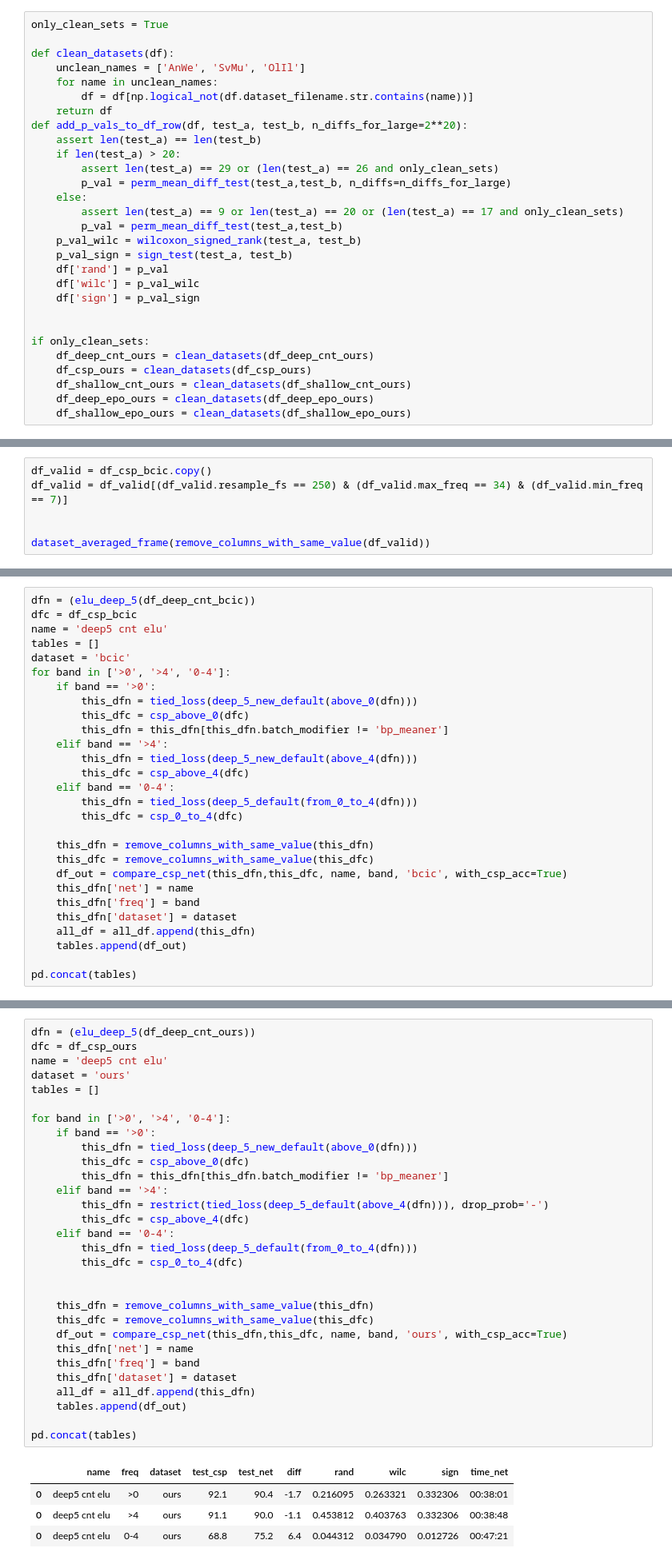
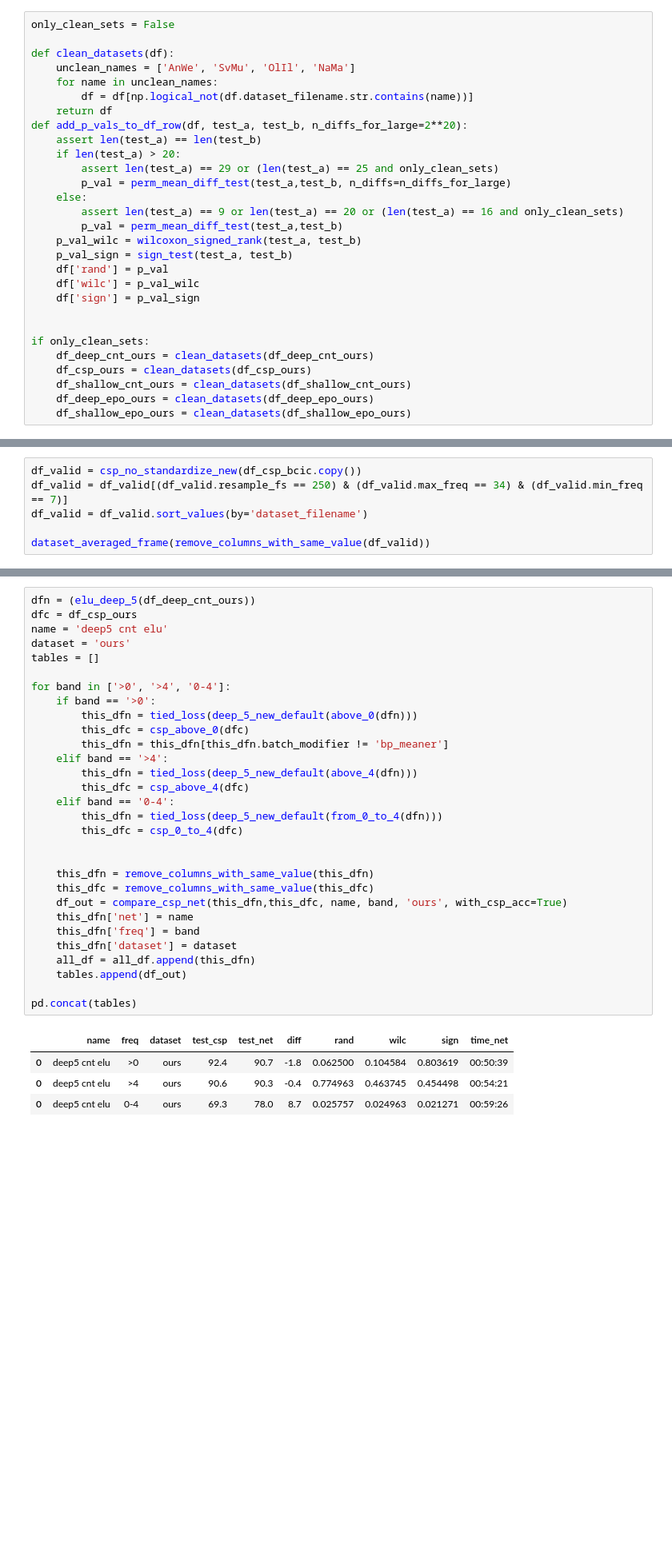
Before and after one commit to robintibor/braindevel, a Jupyter notebook: braindecode/notebooks/results/Final_Comparison.ipynb, the cells around one changed output, grey strips where cells are left out. Shown at 80% size. Cells and saved outputs as stored; diff of their text form; blank space fills up the shorter version.

```diff
--- a/braindecode/notebooks/results/Final_Comparison.ipynb
+++ b/braindecode/notebooks/results/Final_Comparison.ipynb
@@ -162,18 +189,18 @@ Waiting 0.5 seconds and trying again
 # %%
-only_clean_sets = True
+only_clean_sets = False
 
 def clean_datasets(df):
-    unclean_names = ['AnWe', 'SvMu', 'OlIl']
+    unclean_names = ['AnWe', 'SvMu', 'OlIl', 'NaMa']
     for name in unclean_names:
         df = df[np.logical_not(df.dataset_filename.str.contains(name))]
     return df
 def add_p_vals_to_df_row(df, test_a, test_b, n_diffs_for_large=2**20):
     assert len(test_a) == len(test_b)
     if len(test_a) > 20:
-        assert len(test_a) == 29 or (len(test_a) == 26 and only_clean_sets)
+        assert len(test_a) == 29 or (len(test_a) == 25 and only_clean_sets)
         p_val = perm_mean_diff_test(test_a,test_b, n_diffs=n_diffs_for_large)
     else:
-        assert len(test_a) == 9 or len(test_a) == 20 or (len(test_a) == 17 and only_clean_sets)
+        assert len(test_a) == 9 or len(test_a) == 20 or (len(test_a) == 16 and only_clean_sets)
         p_val = perm_mean_diff_test(test_a,test_b)
     p_val_wilc = wilcoxon_signed_rank(test_a, test_b)
     p_val_sign = sign_test(test_a, test_b)
@@ -193,7 +232,7 @@ if only_clean_sets:
 # %%
-df_valid = df_csp_bcic.copy()
+df_valid = csp_no_standardize_new(df_csp_bcic.copy())
 df_valid = df_valid[(df_valid.resample_fs == 250) & (df_valid.max_freq == 34) & (df_valid.min_freq == 7)]
-
+df_valid = df_valid.sort_values(by='dataset_filename')
 
 dataset_averaged_frame(remove_columns_with_same_value(df_valid))
 # %% [output]
@@ -419,28 +682,0 @@ pd.concat(tables)
-# %%
-dfn = (elu_deep_5(df_deep_cnt_bcic))
-dfc = df_csp_bcic
-name = 'deep5 cnt elu'
-tables = []
-dataset = 'bcic'
-for band in ['>0', '>4', '0-4']:
-    if band == '>0':
-        this_dfn = tied_loss(deep_5_new_default(above_0(dfn)))
-        this_dfc = csp_above_0(dfc)
-        this_dfn = this_dfn[this_dfn.batch_modifier != 'bp_meaner']
-    elif band == '>4':
-        this_dfn = tied_loss(deep_5_new_default(above_4(dfn)))
-        this_dfc = csp_above_4(dfc)
-    elif band == '0-4':
-        this_dfn = tied_loss(deep_5_default(from_0_to_4(dfn)))
-        this_dfc = csp_0_to_4(dfc)
-
-    this_dfn = remove_columns_with_same_value(this_dfn)
-    this_dfc = remove_columns_with_same_value(this_dfc)
-    df_out = compare_csp_net(this_dfn,this_dfc, name, band, 'bcic', with_csp_acc=True)
-    this_dfn['net'] = name
-    this_dfn['freq'] = band
-    this_dfn['dataset'] = dataset
-    all_df = all_df.append(this_dfn)
-    tables.append(df_out)
-
-pd.concat(tables)
@@ -487,38 +718,38 @@ pd.concat(tables)
 # %%
 dfn = (elu_deep_5(df_deep_cnt_ours))
 dfc = df_csp_ours
 name = 'deep5 cnt elu'
 dataset = 'ours'
 tables = []
 
 for band in ['>0', '>4', '0-4']:
     if band == '>0':
         this_dfn = tied_loss(deep_5_new_default(above_0(dfn)))
         this_dfc = csp_above_0(dfc)
         this_dfn = this_dfn[this_dfn.batch_modifier != 'bp_meaner']
     elif band == '>4':
-        this_dfn = restrict(tied_loss(deep_5_default(above_4(dfn))), drop_prob='-')
+        this_dfn = tied_loss(deep_5_new_default(above_4(dfn)))
         this_dfc = csp_above_4(dfc)
     elif band == '0-4':
-        this_dfn = tied_loss(deep_5_default(from_0_to_4(dfn)))
+        this_dfn = tied_loss(deep_5_new_default(from_0_to_4(dfn)))
         this_dfc = csp_0_to_4(dfc)
 
 
     this_dfn = remove_columns_with_same_value(this_dfn)
     this_dfc = remove_columns_with_same_value(this_dfc)
     df_out = compare_csp_net(this_dfn,this_dfc, name, band, 'ours', with_csp_acc=True)
     this_dfn['net'] = name
     this_dfn['freq'] = band
     this_dfn['dataset'] = dataset
     all_df = all_df.append(this_dfn)
     tables.append(df_out)
 
 pd.concat(tables)
 # %% [output]
 |  | name | freq | dataset | test_csp | test_net | diff | rand | wilc | sign | time_net |
-| 0 | deep5 cnt elu | >0 | ours | 92.1 | 90.4 | -1.7 | 0.216095 | 0.263321 | 0.332306 | 00:38:01 |
-| 0 | deep5 cnt elu | >4 | ours | 91.1 | 90.0 | -1.1 | 0.453812 | 0.403763 | 0.332306 | 00:38:48 |
-| 0 | deep5 cnt elu | 0-4 | ours | 68.8 | 75.2 | 6.4 | 0.044312 | 0.034790 | 0.012726 | 00:47:21 |
+| 0 | deep5 cnt elu | >0 | ours | 92.4 | 90.7 | -1.8 | 0.062500 | 0.104584 | 0.803619 | 00:50:39 |
+| 0 | deep5 cnt elu | >4 | ours | 90.6 | 90.3 | -0.4 | 0.774963 | 0.463745 | 0.454498 | 00:54:21 |
+| 0 | deep5 cnt elu | 0-4 | ours | 69.3 | 78.0 | 8.7 | 0.025757 | 0.024963 | 0.021271 | 00:59:26 |
 # %% [markdown]
 ### Plot overall stuff
 # %% [markdown]
```
Also changed, not shown: parts of 44 cells of this notebook.
